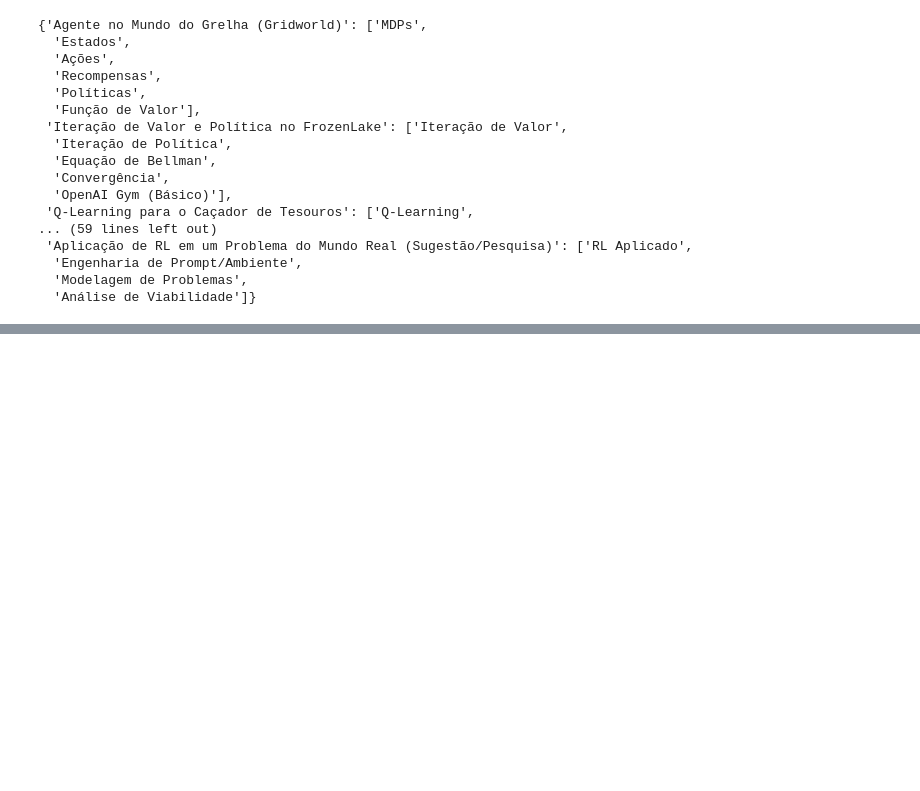
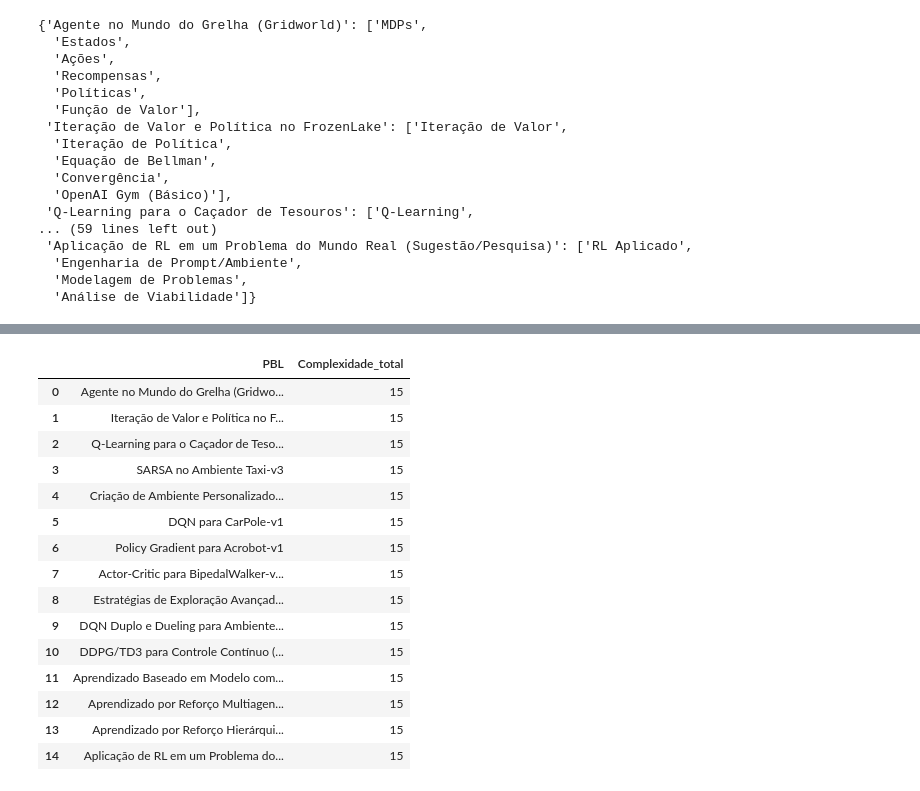
Before and after one commit to Derdevmaf/Projeto-IC-XPE-2026, a Jupyter notebook: jupyter/rank_PBLs.ipynb, the cells around one changed output, grey strips where cells are left out. Saved outputs shown, nothing was run; the diff lists cells and outputs as text; code cells hidden in the pictures; blank space fills up the shorter version.

```diff
--- a/jupyter/rank_PBLs.ipynb
+++ b/jupyter/rank_PBLs.ipynb
@@ -38,0 +73,26 @@ pbl_to_los_m1
+# %%
+complexidade_ponderada = df.iloc[:, 1:].sum(axis=0)
+
+df_complexidade = pd.DataFrame({
+    "PBL": complexidade_ponderada.index,
+    "Complexidade_total": complexidade_ponderada.values
+})
+
+df_complexidade.sort_values("Complexidade_total")
+# %% [output]
+|  | PBL | Complexidade_total |
+| 0 | Agente no Mundo do Grelha (Gridwo... | 15 |
+| 1 | Iteração de Valor e Política no F... | 15 |
+| 2 | Q-Learning para o Caçador de Teso... | 15 |
+| 3 | SARSA no Ambiente Taxi-v3 | 15 |
+| 4 | Criação de Ambiente Personalizado... | 15 |
+| 5 | DQN para CarPole-v1 | 15 |
+| 6 | Policy Gradient para Acrobot-v1 | 15 |
+| 7 | Actor-Critic para BipedalWalker-v... | 15 |
+| 8 | Estratégias de Exploração Avançad... | 15 |
+| 9 | DQN Duplo e Dueling para Ambiente... | 15 |
+| 10 | DDPG/TD3 para Controle Contínuo (... | 15 |
+| 11 | Aprendizado Baseado em Modelo com... | 15 |
+| 12 | Aprendizado por Reforço Multiagen... | 15 |
+| 13 | Aprendizado por Reforço Hierárqui... | 15 |
+| 14 | Aplicação de RL em um Problema do... | 15 |
```
Also changed, not shown: parts of 7 cells of this notebook.
